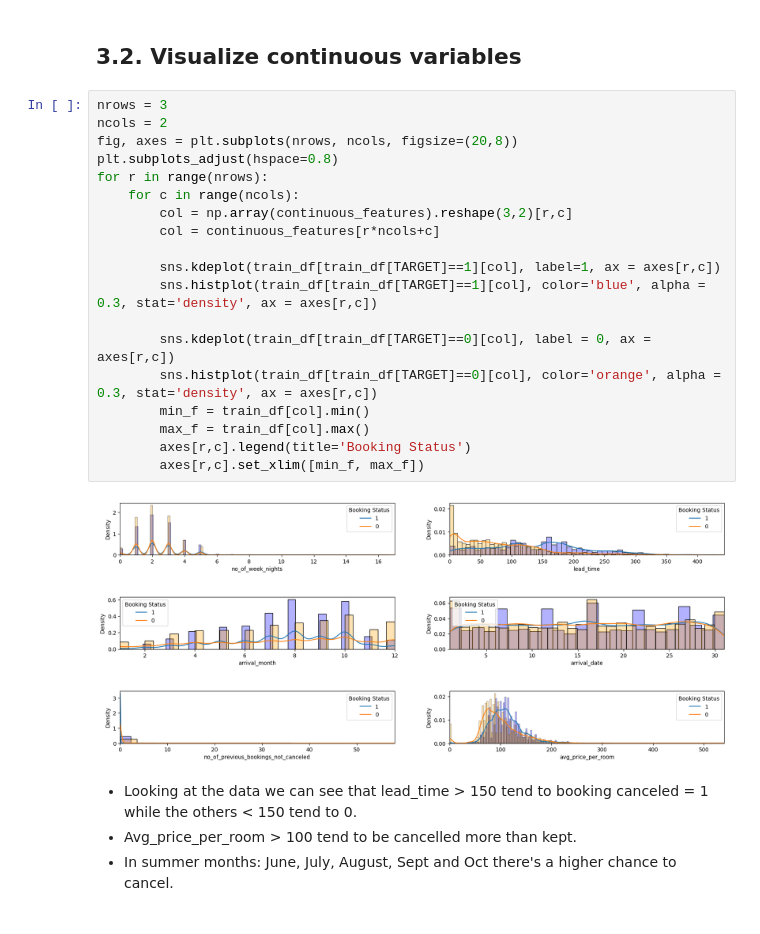
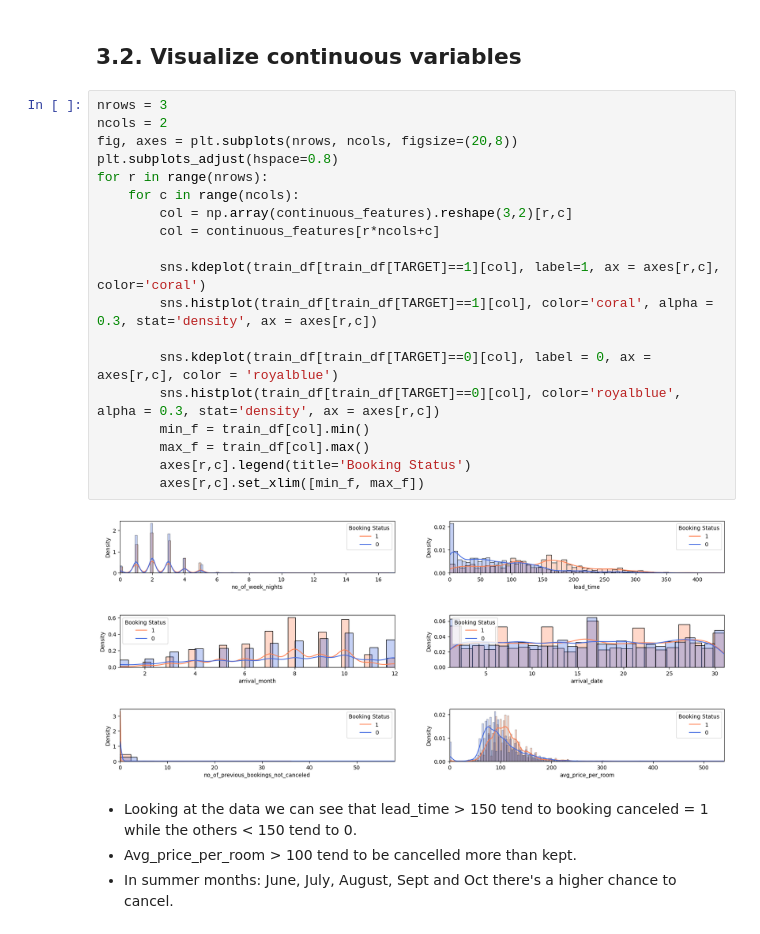
Before and after one commit to rolosa10/Kaggle_rls, a Jupyter notebook: playground_series_s3e7/EDA_and_baseline.ipynb, the cells around one changed output. Saved outputs shown, nothing was run; the diff lists cells and outputs as text.

```diff
--- a/playground_series_s3e7/EDA_and_baseline.ipynb
+++ b/playground_series_s3e7/EDA_and_baseline.ipynb
@@ -103,24 +127,24 @@ plt.show()
 # %%
 nrows = 3
 ncols = 2
 fig, axes = plt.subplots(nrows, ncols, figsize=(20,8))
 plt.subplots_adjust(hspace=0.8)
 for r in range(nrows):
     for c in range(ncols):
         col = np.array(continuous_features).reshape(3,2)[r,c]
         col = continuous_features[r*ncols+c]
 
-        sns.kdeplot(train_df[train_df[TARGET]==1][col], label=1, ax = axes[r,c])
-        sns.histplot(train_df[train_df[TARGET]==1][col], color='blue', alpha = 0.3, stat='density', ax = axes[r,c])
+        sns.kdeplot(train_df[train_df[TARGET]==1][col], label=1, ax = axes[r,c], color='coral')
+        sns.histplot(train_df[train_df[TARGET]==1][col], color='coral', alpha = 0.3, stat='density', ax = axes[r,c])
 
-        sns.kdeplot(train_df[train_df[TARGET]==0][col], label = 0, ax = axes[r,c])
-        sns.histplot(train_df[train_df[TARGET]==0][col], color='orange', alpha = 0.3, stat='density', ax = axes[r,c])
+        sns.kdeplot(train_df[train_df[TARGET]==0][col], label = 0, ax = axes[r,c], color = 'royalblue')
+        sns.histplot(train_df[train_df[TARGET]==0][col], color='royalblue', alpha = 0.3, stat='density', ax = axes[r,c])
         min_f = train_df[col].min()
         max_f = train_df[col].max()
         axes[r,c].legend(title='Booking Status')
         axes[r,c].set_xlim([min_f, max_f])
 # %% [output]
-[figure, old version]
+[figure, new version]
 # %% [markdown]
 - Looking at the data we can see that lead_time > 150 tend to booking canceled = 1  while the others < 150 tend to 0.
 - Avg_price_per_room > 100 tend to be cancelled more than kept.
```
Also changed, not shown: parts of 16 cells of this notebook, 1 other file.
